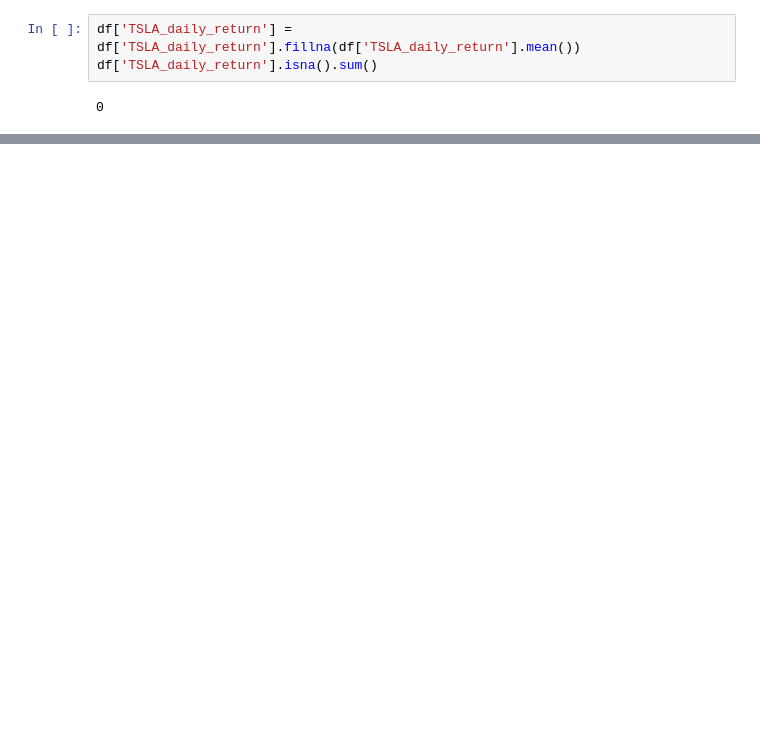
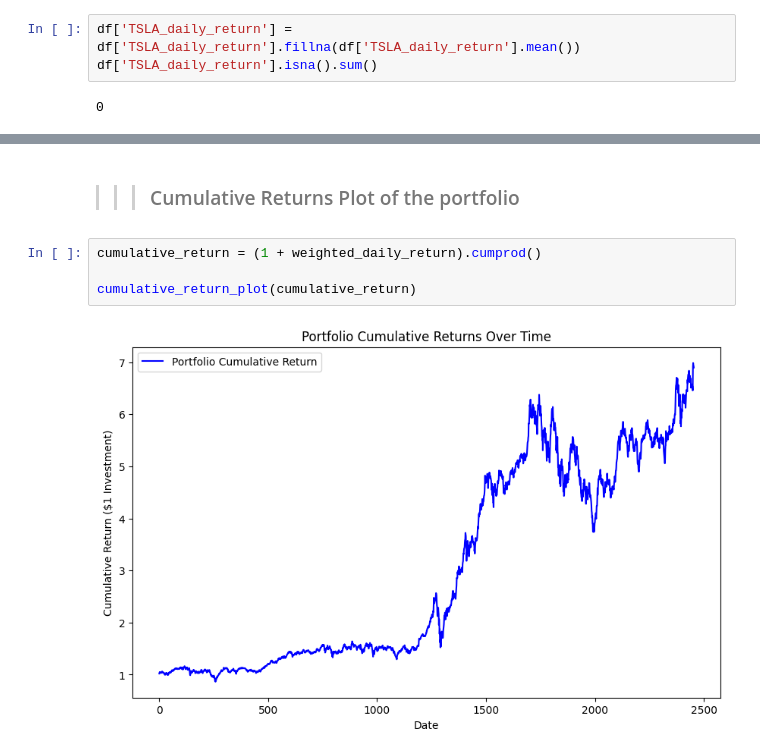
Before and after one commit to amannnnnyyyy/Finance-Forecast-Portfolio-Optimizer, a Jupyter notebook: notebooks/portfoliomgt.ipynb, the cells around one changed output, grey strips where cells are left out. Drawn from its saved outputs; the diff is of its cells as text; blank space fills up the shorter version.

```diff
--- a/notebooks/portfoliomgt.ipynb
+++ b/notebooks/portfoliomgt.ipynb
@@ -783,0 +525,8 @@ plt.show()
+# %% [markdown]
+>>> ### Cumulative Returns Plot of the portfolio
+# %%
+cumulative_return = (1 + weighted_daily_return).cumprod()
+
+cumulative_return_plot(cumulative_return)
+# %% [output]
+[figure, added]
```
Also changed, not shown: parts of 38 cells of this notebook, 3 other files.
